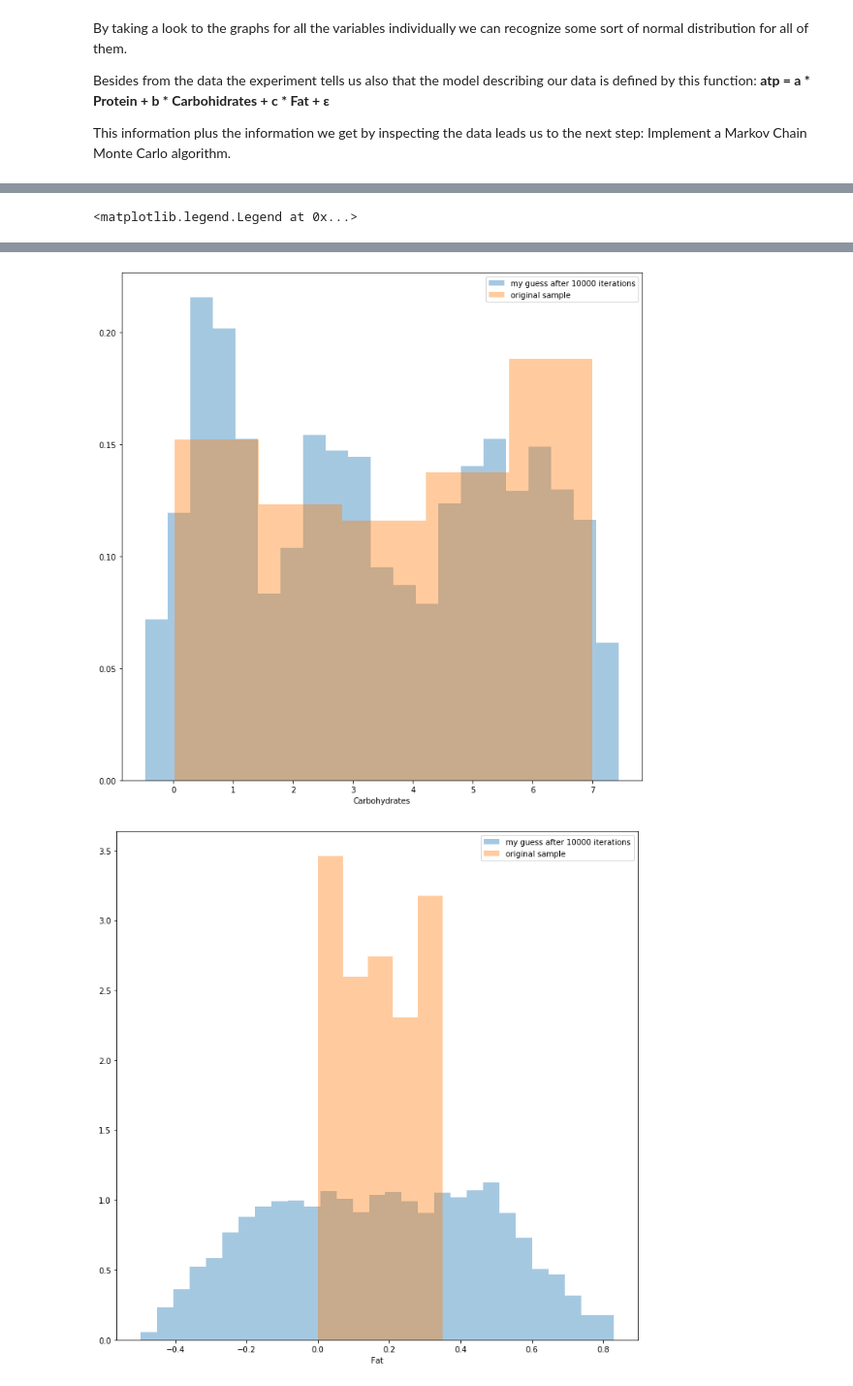
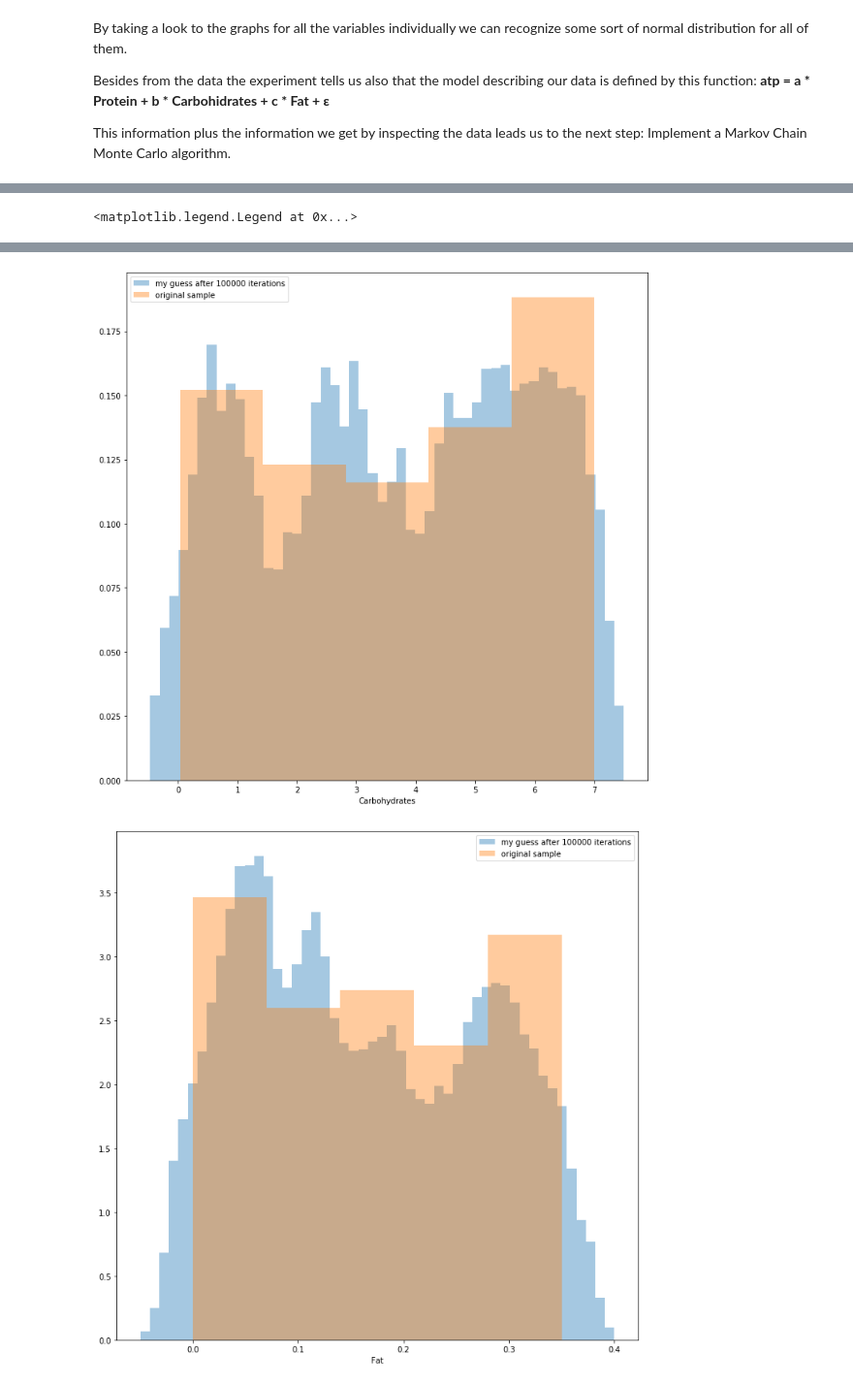
Before and after one commit to angelorosace/advanced-statistics, a Jupyter notebook: A02 - Angelo Rosace.ipynb, the cells around one changed output, grey strips where cells are left out. Shown at 97% size. Drawn from its saved outputs; the diff is of its cells as text; code cells hidden in the pictures.

```diff
--- a/A02 - Angelo Rosace.ipynb
+++ b/A02 - Angelo Rosace.ipynb
@@ -62,7 +68,7 @@ def mean(lst):
 
 # I want to obtain the posterior distribution of my samples
 
-iterations = 10000
+iterations = 100000
 # This are the initial guesses for the mean. They are arbitrary, changing them will affect the execution of the algorithm
 current_prot = mean(prot) #- 0.5
 current_carb = mean(carb) #- 1
@@ -81,22 +87,23 @@ all_currents_fat = []
 
 for i in range(iterations):
     # Move randomly, forward or backwards, at a maximun distance of 0.5 in each direction, that is on the surfaces explained by the three variables
-    step_prot = rand.random() - 0.5
+    # The different distances for the different variables are due to the scale of each one of them, the larger the scale the longer the distance.
+    step_prot = (rand.random()/10) - 0.05
     step_carb = rand.random() - 0.5
-    step_fat = rand.random() - 0.5
+    step_fat = (rand.random()/10)-0.05
     # The step that I will decide if I accept it or not
     candidate_current_prot = current_prot + step_prot
     candidate_current_carb = current_carb + step_carb
     candidate_current_fat = current_fat + step_fat
 
-    p_actual_step_prot = len([sample for sample in prot if current_prot - 0.5 < sample and sample < current_prot + 0.5]) / float(len(prot))
-    p_candidate_step_prot = len([sample for sample in prot if candidate_current_prot - 0.5 < sample and sample < candidate_current_prot + 0.5]) / float(len(prot))
+    p_actual_step_prot = len([sample for sample in prot if current_prot - 0.05 < sample and sample < current_prot + 0.05]) / float(len(prot))
+    p_candidate_step_prot = len([sample for sample in prot if candidate_current_prot - 0.05 < sample and sample < candidate_current_prot + 0.05]) / float(len(prot))
 
     p_actual_step_carb = len([sample for sample in carb if current_carb - 0.5 < sample and sample < current_carb + 0.5]) / float(len(carb))
     p_candidate_step_carb = len([sample for sample in carb if candidate_current_carb - 0.5 < sample and sample < candidate_current_carb + 0.5]) / float(len(carb))
 
-    p_actual_step_fat = len([sample for sample in fat if current_fat - 0.5 < sample and sample < current_fat + 0.5]) / float(len(fat))
-    p_candidate_step_fat = len([sample for sample in fat if candidate_current_fat - 0.5 < sample and sample < candidate_current_fat + 0.5]) / float(len(fat))
+    p_actual_step_fat = len([sample for sample in fat if current_fat - 0.05 < sample and sample < current_fat + 0.05]) / float(len(fat))
+    p_candidate_step_fat = len([sample for sample in fat if candidate_current_fat - 0.05 < sample and sample < candidate_current_fat + 0.05]) / float(len(fat))
 
 
     # If the new step is better, I always accept
@@ -157,2 +164,2 @@ plt.legend()
-[figure, old version]
+[figure, new version]
-[figure, old version]
+[figure, new version]
```
Also changed, not shown: parts of 3 cells of this notebook.
